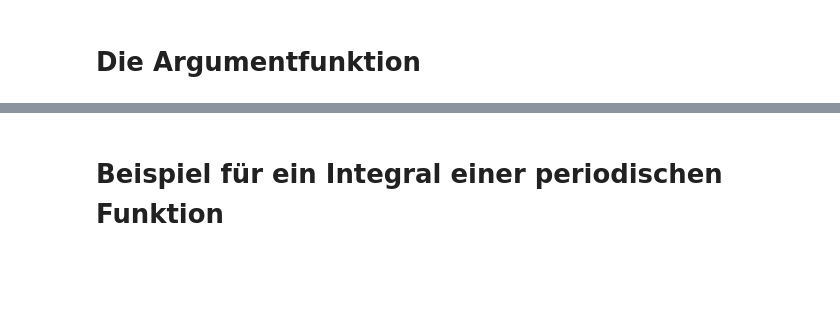
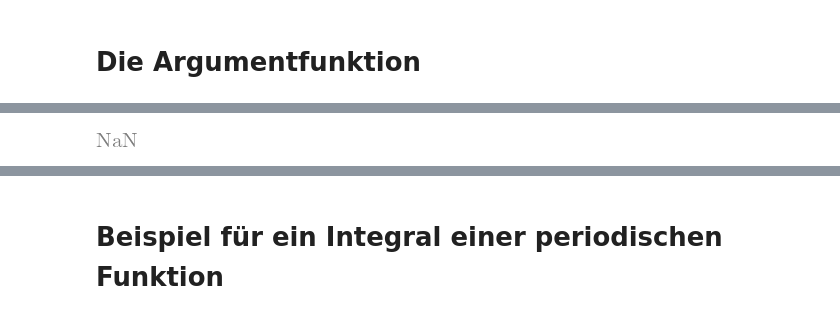
Before and after one commit to Ruediger-Braun/compana20, a Jupyter notebook: Lektion06.ipynb, the cells around one changed output, grey strips where cells are left out. Saved outputs shown, nothing was run; the diff lists cells and outputs as text; code cells hidden in the pictures; blank space fills up the shorter version.

```diff
--- a/Lektion06.ipynb
+++ b/Lektion06.ipynb
@@ -27,3 +37,7 @@ arg(p)
+# %%
+arg(0)
+# %% [output]
+[figure, added]
 # %%
 n = Symbol('n', negative=True)
 arg(n)
```
Also changed, not shown: parts of 42 cells of this notebook.
